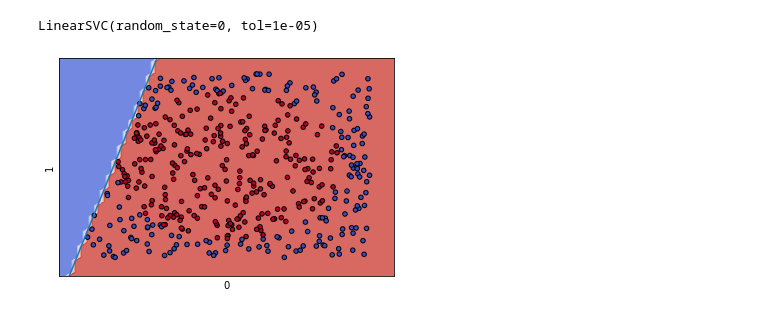
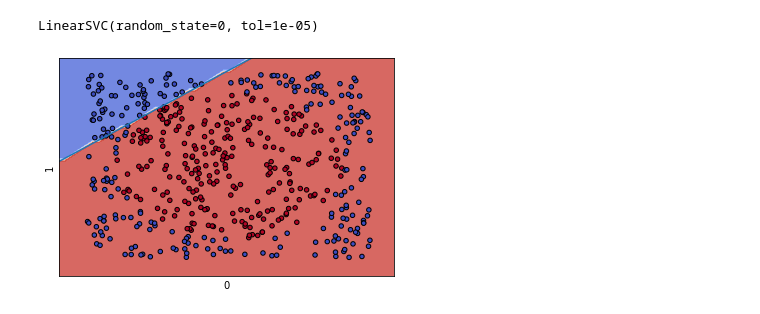
Before and after one commit to guy-amir/tree-comparison, a Jupyter notebook: knn_svm.ipynb, the cells around one changed output. Cells and saved outputs as stored; diff of their text form; code cells hidden in the pictures.

```diff
--- a/knn_svm.ipynb
+++ b/knn_svm.ipynb
@@ -31,12 +31,12 @@ def plotting_funciton(svm,X,y):
     w = svm.coef_[0]
     a = -w[0] / w[1]
     XX = np.linspace(-5, 5)
-    YY = a * XX - (clf.intercept_[0]) / w[1]
+    YY = a * XX - (svm.intercept_[0]) / w[1]
     ax.plot(XX, YY, "-")
     # # ###########################################################################
 
     # for clf, title, ax in zip(models, titles, sub.flatten()):
-    lib.plot_contours(ax, clf, xx, yy,
+    lib.plot_contours(ax, svm, xx, yy,
                   cmap=plt.cm.coolwarm, alpha=0.8)
     ax.scatter(X0, X1, c=y, cmap=plt.cm.coolwarm, s=20, edgecolors='k')
     ax.set_xlim(xx.min(), xx.max())
@@ -97,9 +97,9 @@ LinearSVC(random_state=0, tol=1e-05)
 # %%
 div = devision(X,y,cs)
 # %%
-plotting_funciton(cs,Xd,yd)
+plotting_funciton(cs,X,y)
 # %% [output]
-[figure, old version]
+[figure, new version]
 # %%
 from sklearn.svm import LinearSVC
 from sklearn.pipeline import make_pipeline
```
Also changed, not shown: parts of 2 cells of this notebook, 6 other files.
